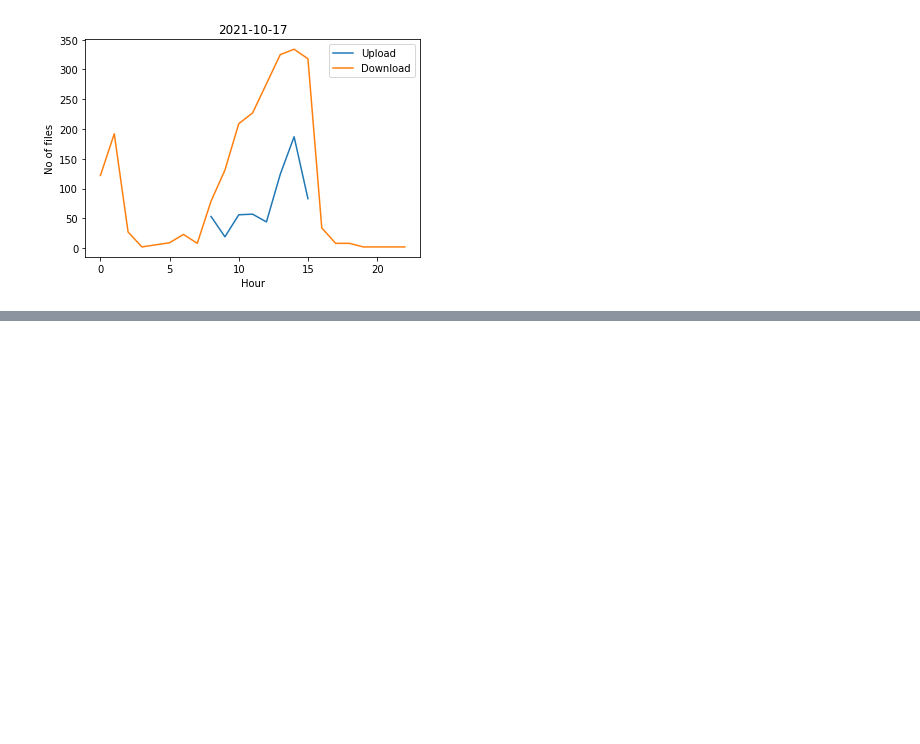
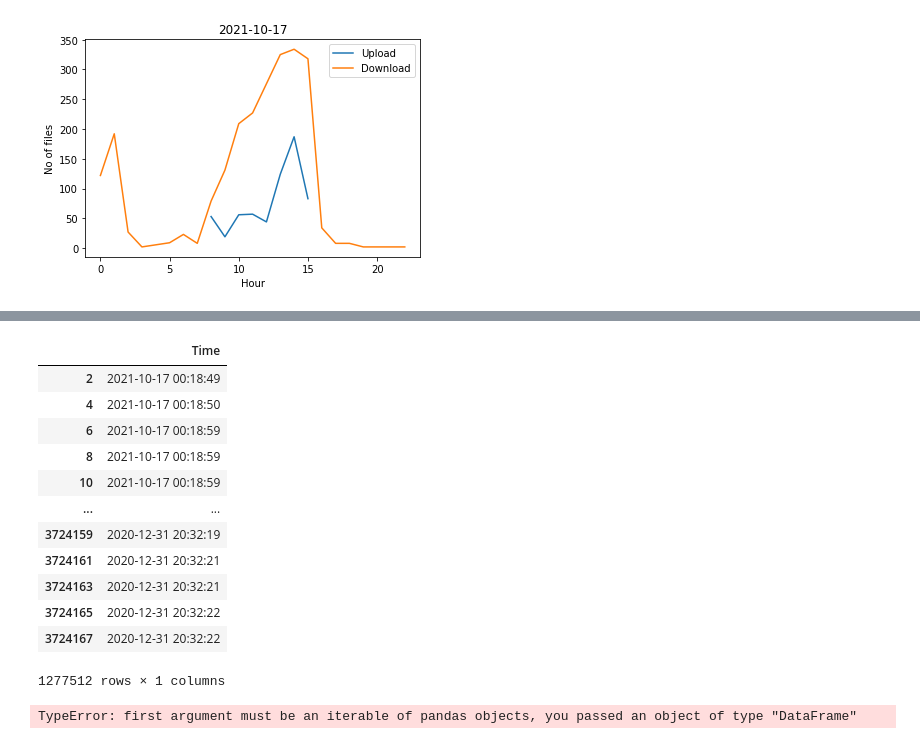
Before and after one commit to yjad/training, a Jupyter notebook: xml/ach_perf.ipynb, the cells around one changed output, grey strips where cells are left out. Cells and saved outputs as stored; diff of their text form; code cells hidden in the pictures; blank space fills up the shorter version.

```diff
--- a/xml/ach_perf.ipynb
+++ b/xml/ach_perf.ipynb
@@ -165,0 +179,27 @@ x
+# %%
+data[['Time']].loc[data['Status'] == 'Completed']
+# %% [output]
+|  | Time |
+| 2 | 2021-10-17 00:18:49 |
+| 4 | 2021-10-17 00:18:50 |
+| 6 | 2021-10-17 00:18:59 |
+| 8 | 2021-10-17 00:18:59 |
+| 10 | 2021-10-17 00:18:59 |
+| ... | ... |
+| 3724159 | 2020-12-31 20:32:19 |
+| 3724161 | 2020-12-31 20:32:21 |
+| 3724163 | 2020-12-31 20:32:21 |
+| 3724165 | 2020-12-31 20:32:22 |
+| 3724167 | 2020-12-31 20:32:22 |
+1277512 rows × 1 columns
+# %%
+start = data[['Time','File']].loc[data['Status'] == '......']
+end = data[['Time','File']].loc[data['Status'] == 'Completed']
+end.columns =['End', 'File']
+# start
+end
+# dnld_time = start.join(end, on=['File'] )
+dnld_time = pd.concat(start, end )
+# dnld_time.head()
+# %% [output]
+TypeError: first argument must be an iterable of pandas objects, you passed an object of type "DataFrame"
```
Also changed, not shown: parts of 9 cells of this notebook, 2 other files.
